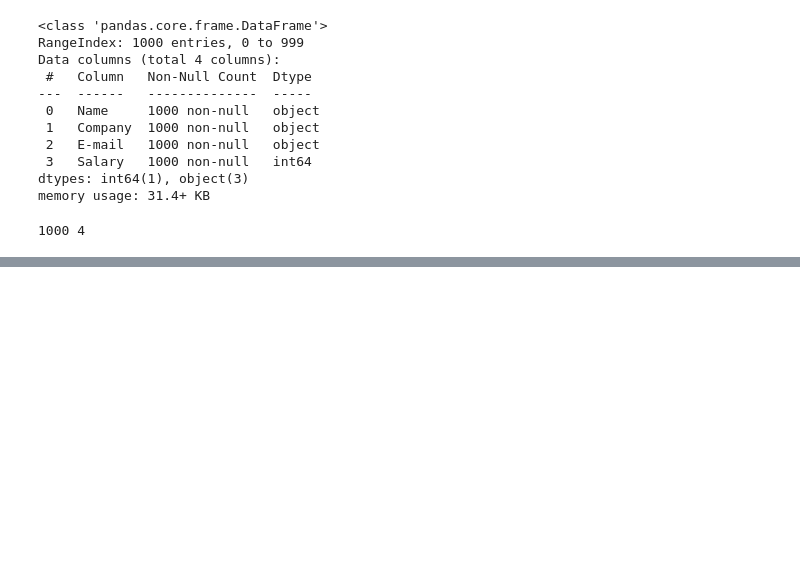
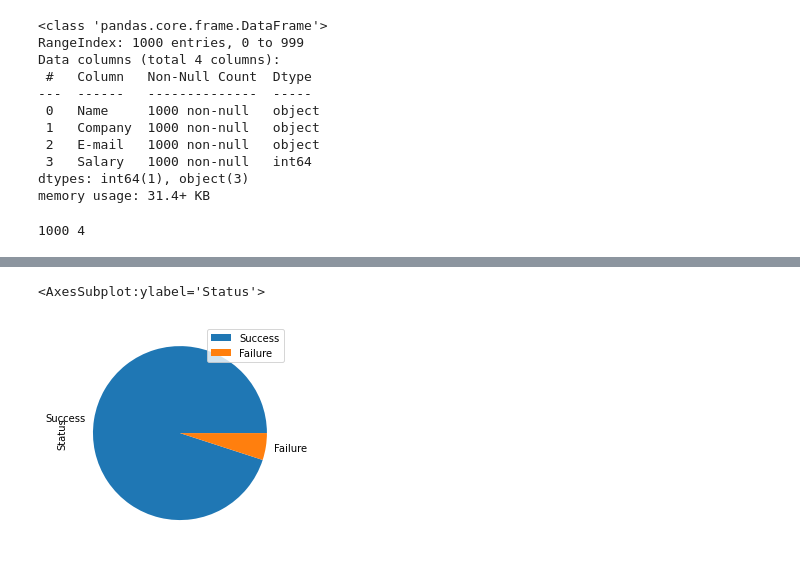
Before and after one commit to chlazaris/pandas_training, a Jupyter notebook: Pandas_Training.ipynb, the cells around one changed output, grey strips where cells are left out. Cells and saved outputs as stored; diff of their text form; code cells hidden in the pictures; blank space fills up the shorter version.

Commit message:
Added notes on plotting with Matplotlib

```diff
--- a/Pandas_Training.ipynb
+++ b/Pandas_Training.ipynb
@@ -1538,0 +1560,4 @@ print(nrow, ncol)
+# %%
+space = pd.read_csv("/Volumes/GoogleDrive/My Drive/Dropbox/Courses/Pandas_in_action_Manning/pandas-in-action-master/chapter_14_visualization/space_missions.csv",
+                   parse_dates = ["Date"],
+                   index_col = "Date")
@@ -1538,0 +1574,6 @@ print(nrow, ncol)
+# %%
+# Now use Matplotlib
+space['Status'].value_counts().plot(kind='pie', legend=True)
+# %% [output]
+<AxesSubplot:ylabel='Status'>
+[figure, added]
```
Also changed, not shown: parts of 7 cells of this notebook.
